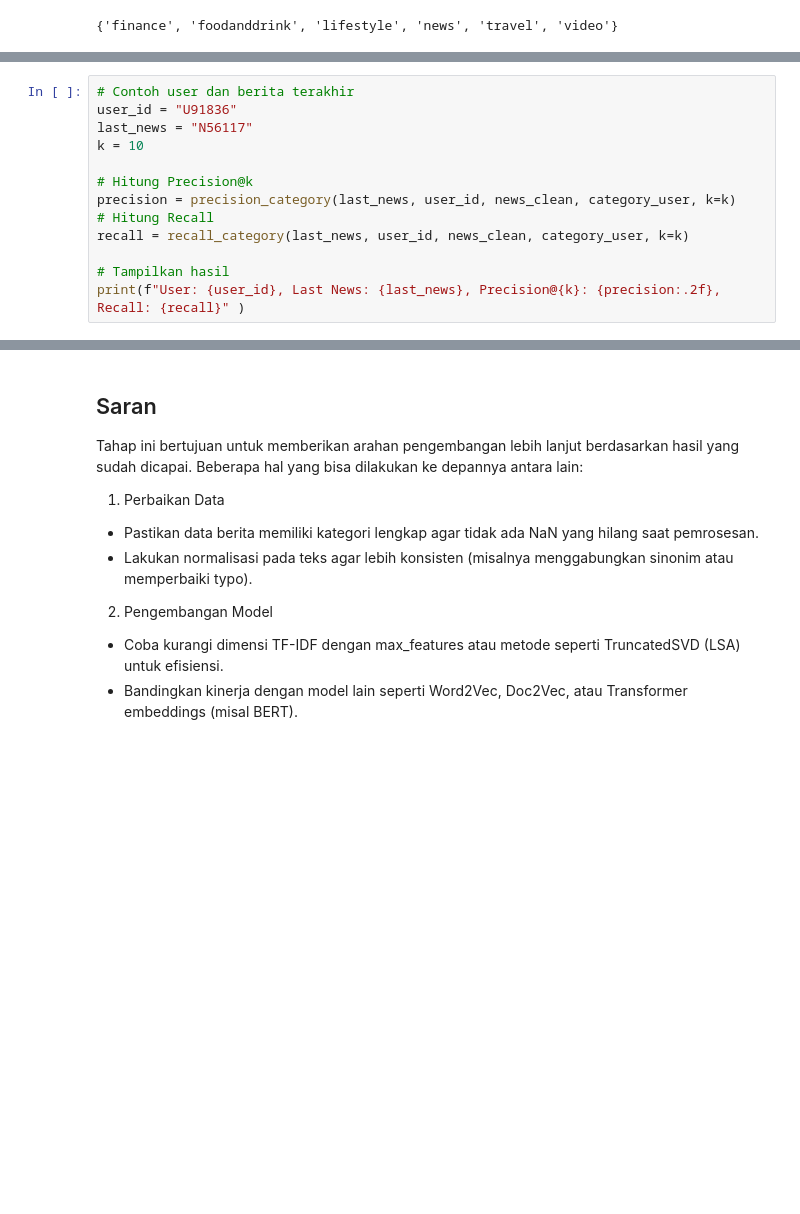
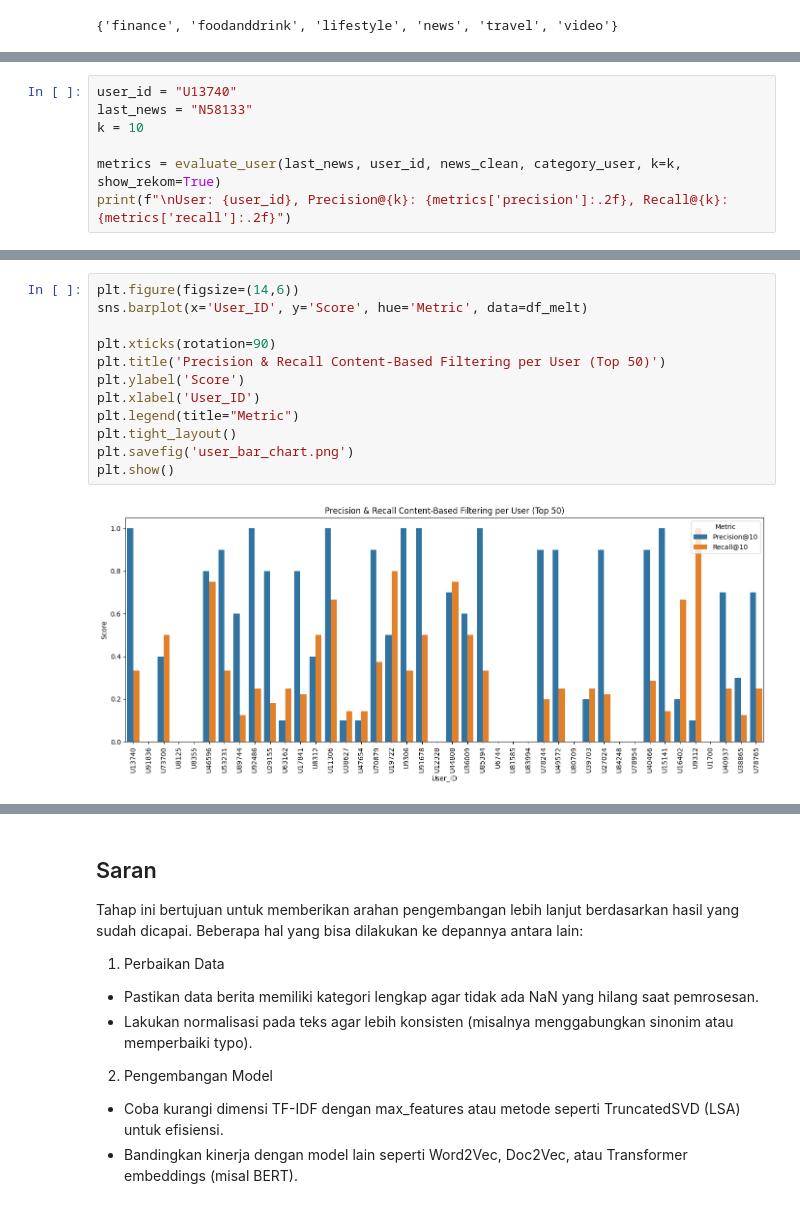
Before and after one commit to atifa1110/MIND-Recommendation, a Jupyter notebook: News_Recommendation_System.ipynb, the cells around one changed output, grey strips where cells are left out. Saved outputs shown, nothing was run; the diff lists cells and outputs as text; blank space fills up the shorter version.

```diff
--- a/News_Recommendation_System.ipynb
+++ b/News_Recommendation_System.ipynb
@@ -730,14 +721,8 @@ def recall_category(last_news, user_id, news_df, category_user_map, k=5):
 # %%
-# Contoh user dan berita terakhir
-user_id = "U91836"
-last_news = "N56117"
+user_id = "U13740"
+last_news = "N58133"
 k = 10
 
-# Hitung Precision@k
-precision = precision_category(last_news, user_id, news_clean, category_user, k=k)
-# Hitung Recall
-recall = recall_category(last_news, user_id, news_clean, category_user, k=k)
-
-# Tampilkan hasil
-print(f"User: {user_id}, Last News: {last_news}, Precision@{k}: {precision:.2f}, Recall: {recall}" )
+metrics = evaluate_user(last_news, user_id, news_clean, category_user, k=k, show_rekom=True)
+print(f"\nUser: {user_id}, Precision@{k}: {metrics['precision']:.2f}, Recall@{k}: {metrics['recall']:.2f}")
 # %% [output]
@@ -845 +842,15 @@ News_ID: N30475, Title: The Sexiest Photos Ever of Our 29 Sexiest Men Alive, Cat
+# %%
+plt.figure(figsize=(14,6))
+sns.barplot(x='User_ID', y='Score', hue='Metric', data=df_melt)
+
+plt.xticks(rotation=90)
+plt.title('Precision & Recall Content-Based Filtering per User (Top 50)')
+plt.ylabel('Score')
+plt.xlabel('User_ID')
+plt.legend(title="Metric")
+plt.tight_layout()
+plt.savefig('user_bar_chart.png')
+plt.show()
+# %% [output]
+[figure, added]
 # %%
```
Also changed, not shown: parts of 15 cells of this notebook, 5 other files.
